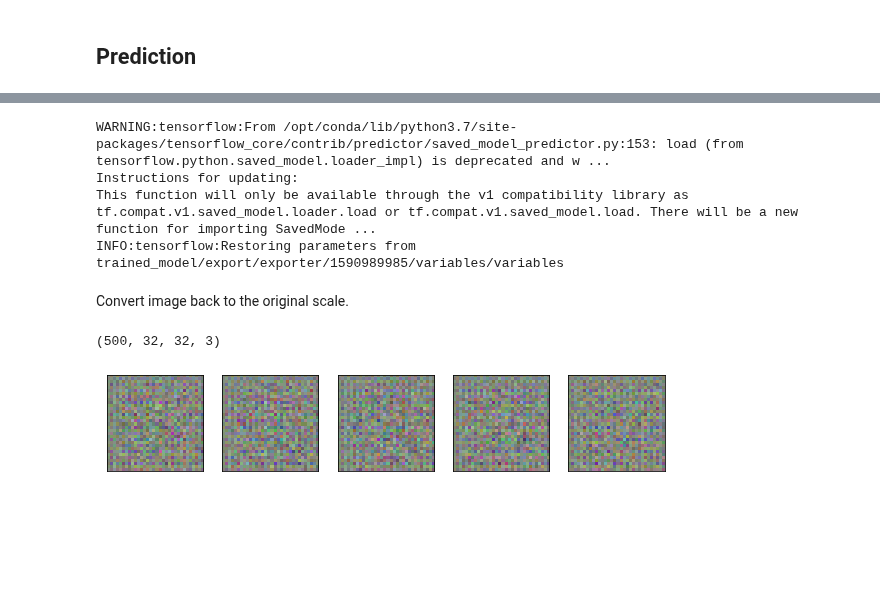
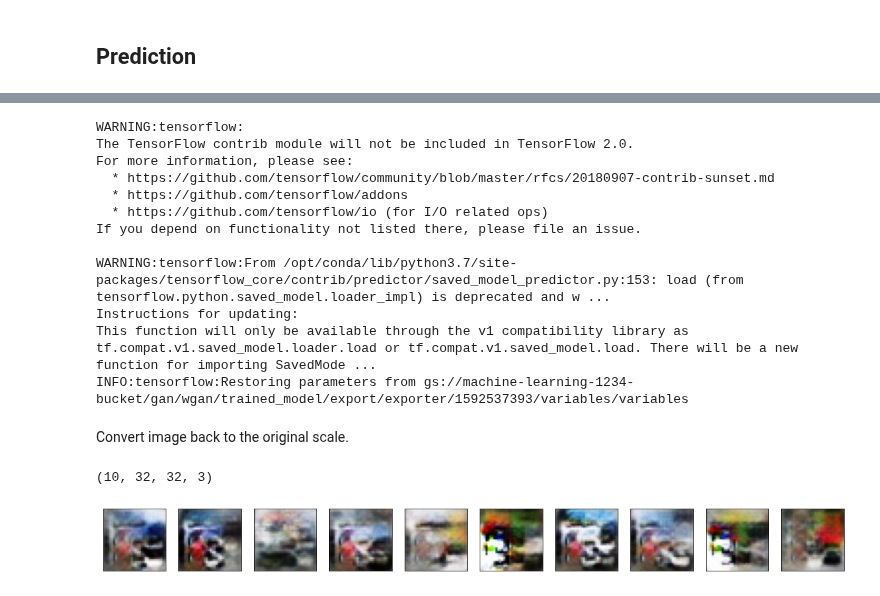
Before and after one commit to ryangillard/artificial_intelligence, a Jupyter notebook: machine_learning/gan/wgan/tf_wgan/tf_wgan_local.ipynb, the cells around one changed output, grey strips where cells are left out. Saved outputs shown, nothing was run; the diff lists cells and outputs as text; code cells hidden in the pictures; blank space fills up the shorter version.

```diff
--- a/machine_learning/gan/wgan/tf_wgan/tf_wgan_local.ipynb
+++ b/machine_learning/gan/wgan/tf_wgan/tf_wgan_local.ipynb
@@ -897,17 +1316,25 @@ INFO:tensorflow:Loss for final step: 29.41071.
 # %%
 predict_fn = tf.contrib.predictor.from_saved_model(
-    "trained_model/export/exporter/1590989985"
+    "gs://machine-learning-1234-bucket/gan/wgan/trained_model/export/exporter/1592537393"
 )
 predictions = predict_fn(
     {
-        "Z": np.random.normal(size=(500, 512))
+        "Z": np.random.normal(size=(10, 512))
     }
 )
 # %% [output]
+WARNING:tensorflow:
+The TensorFlow contrib module will not be included in TensorFlow 2.0.
+For more information, please see:
+  * https://github.com/tensorflow/community/blob/master/rfcs/20180907-contrib-sunset.md
+  * https://github.com/tensorflow/addons
+  * https://github.com/tensorflow/io (for I/O related ops)
+If you depend on functionality not listed there, please file an issue.
+
 WARNING:tensorflow:From /opt/conda/lib/python3.7/site-packages/tensorflow_core/contrib/predictor/saved_model_predictor.py:153: load (from tensorflow.python.saved_model.loader_impl) is deprecated and w ...
 Instructions for updating:
 This function will only be available through the v1 compatibility library as tf.compat.v1.saved_model.loader.load or tf.compat.v1.saved_model.load. There will be a new function for importing SavedMode ...
-INFO:tensorflow:Restoring parameters from trained_model/export/exporter/1590989985/variables/variables
+INFO:tensorflow:Restoring parameters from gs://machine-learning-1234-bucket/gan/wgan/trained_model/export/exporter/1592537393/variables/variables
 # %% [markdown]
 Convert image back to the original scale.
 # %%
@@ -919,17 +1346,30 @@ generated_images = np.clip(
 # %%
 print(generated_images.shape)
 # %% [output]
-(500, 32, 32, 3)
+(10, 32, 32, 3)
 # %%
-import matplotlib.pyplot as plt
+def plot_images(images):
+    """Plots images.
 
-plt.figure(figsize=(10, 10))
-for i in range(5):
-    plt.subplot(1, 5, i + 1)
-    plt.xticks([])
-    plt.yticks([])
-    plt.grid(False)
-    plt.imshow(generated_images[i], cmap=plt.cm.binary)
-plt.show()
+    Args:
+        images: np.array, array of images of
+            [num_images, image_size, image_size, num_channels].
+    """
+    num_images = len(images)
+
+    plt.figure(figsize=(20, 20))
+    for i in range(num_images):
+        image = images[i]
+        plt.subplot(1, num_images, i + 1)
+        plt.xticks([])
+        plt.yticks([])
+        plt.grid(False)
+        plt.imshow(
+            image,
+            cmap=plt.cm.binary
+        )
+    plt.show()
-# %% [output]
-[figure, removed]
+# %%
+plot_images(generated_images)
+# %% [output]
+[figure, added]
```
Also changed, not shown: parts of 25 cells of this notebook, 14 other files.
